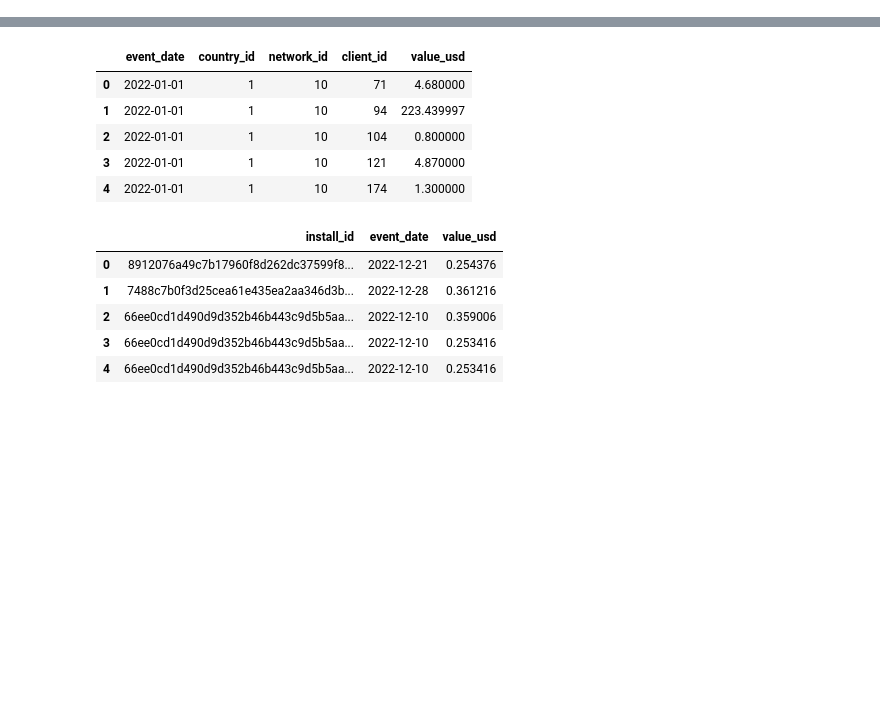
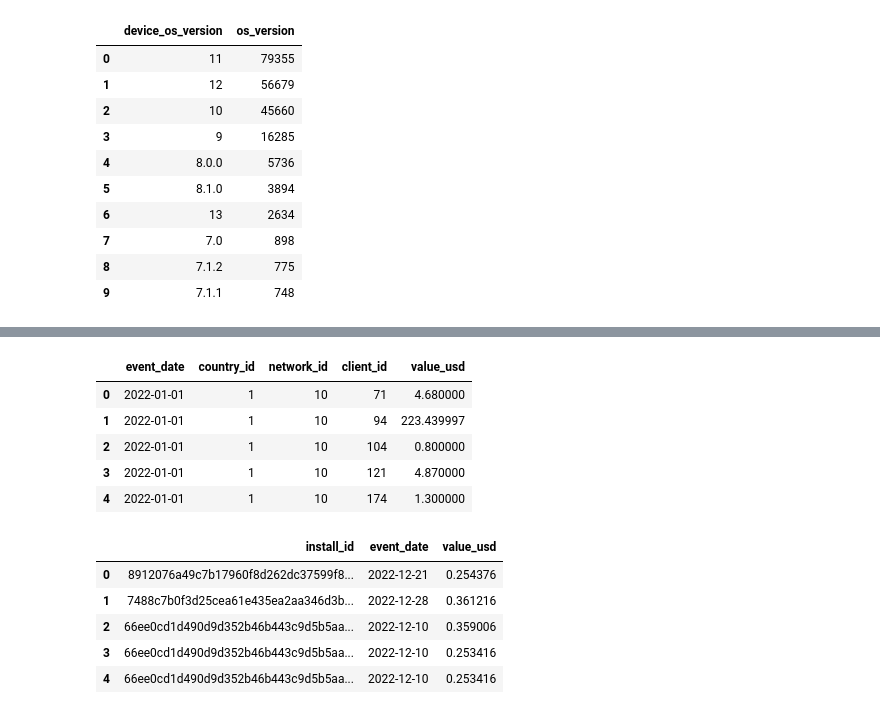
Before and after one commit to roshaan7zafar/JustDice, a Jupyter notebook: main.ipynb, the cells around one changed output, grey strips where cells are left out. Saved outputs shown, nothing was run; the diff lists cells and outputs as text; code cells hidden in the pictures; blank space fills up the shorter version.

```diff
--- a/main.ipynb
+++ b/main.ipynb
@@ -14,0 +48,15 @@ installs_df.head()
+# %%
+device_os = installs_df.groupby(['device_os_version']).size().sort_values(ascending=False).reset_index(name='os_version').head(10)
+device_os
+# %% [output]
+|  | device_os_version | os_version |
+| 0 | 11 | 79355 |
+| 1 | 12 | 56679 |
+| 2 | 10 | 45660 |
+| 3 | 9 | 16285 |
+| 4 | 8.0.0 | 5736 |
+| 5 | 8.1.0 | 3894 |
+| 6 | 13 | 2634 |
+| 7 | 7.0 | 898 |
+| 8 | 7.1.2 | 775 |
+| 9 | 7.1.1 | 748 |
```
Also changed, not shown: parts of 16 cells of this notebook.
